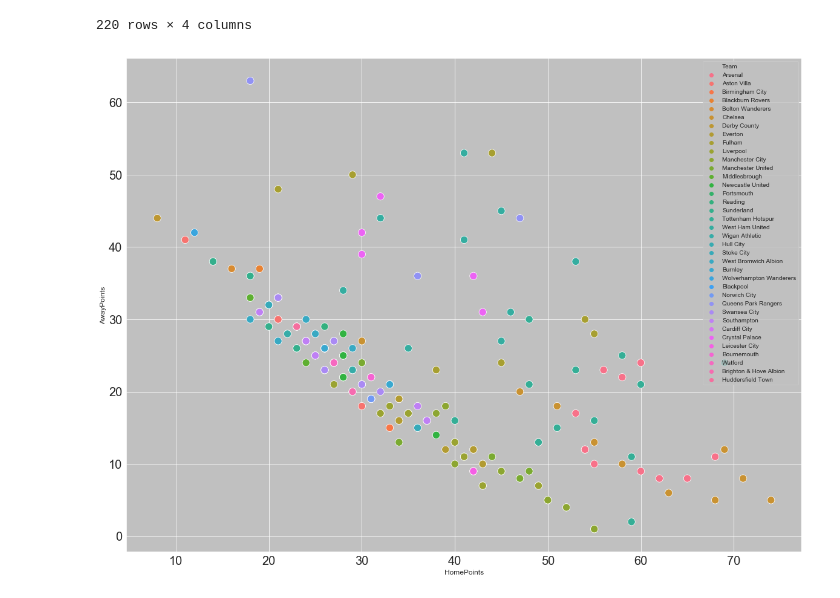
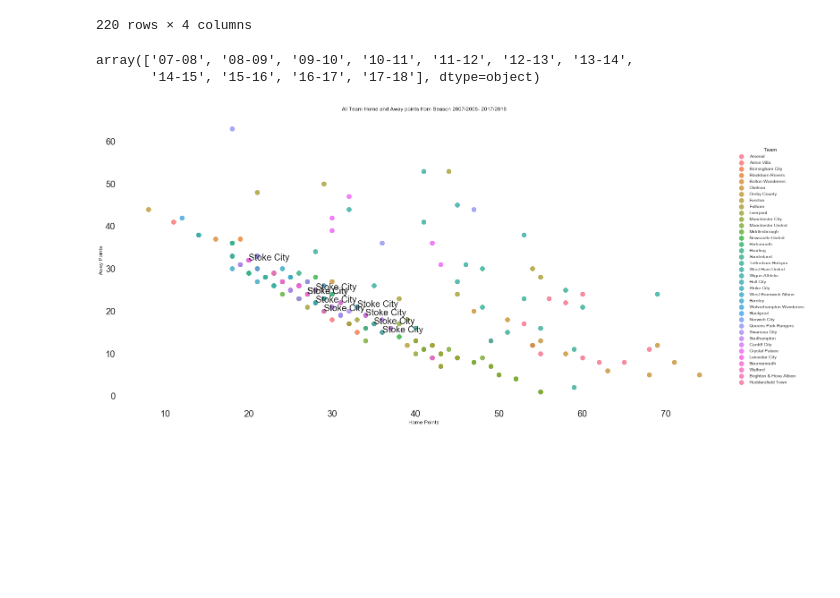
Before and after one commit to myfriendscallmeJ/a4, a Jupyter notebook: Project 4.ipynb, the cells around one changed output. Cells and saved outputs as stored; diff of their text form; code cells hidden in the pictures; blank space fills up the shorter version.

Commit message:
Stoke city labelled on graph

```diff
--- a/Project 4.ipynb
+++ b/Project 4.ipynb
@@ -911,12 +911,31 @@ Club_Pts.head(220)
 | 218 | 17-18 | West Bromwich Albion | 18 | 30 |
 | 219 | 17-18 | West Ham United | 35 | 26 |
 220 rows × 4 columns
-# %%
-plt.rcParams['axes.facecolor'] = 'silver'
-rcParams['figure.figsize'] = 20,15
-markers = {"Stock City": "X"}
-cmap = sns.cubehelix_palette(dark=.3, light=.8, as_cmap=True)
-ax = sns.scatterplot(x="HomePoints", y="AwayPoints",
-                hue="Team",markers=markers,data=Club_Pts,s=150)
-# %% [output]
-[figure, removed]
+# %%
+#Club_Pts.loc[Club_Pts['Team']=='Stoke City']
+Club_Pts.Season.unique()
+# %% [output]
+array(['07-08', '08-09', '09-10', '10-11', '11-12', '12-13', '13-14',
+       '14-15', '15-16', '16-17', '17-18'], dtype=object)
+# %%
+plt.rcParams['axes.facecolor'] = 'w'
+rcParams['figure.figsize'] = 20,15
+rcParams["scatter.marker"]='s'
+ax = sns.lmplot('HomePoints','AwayPoints',data=Club_Pts,fit_reg=False, height = 10,aspect =2,hue='Team',scatter_kws={"s": 100})
+def label_point(x, y, val, ax):
+    a = pd.concat({'x': x, 'y': y, 'val': val}, axis=1)
+    for i, point in a.iterrows():
+        if point['val']=='Stoke City':
+            ax.text(point['x']+.02, point['y'], str(point['val']),fontsize=20)
+
+plt.title('All Team Home and Away points from Season 2007/2008- 2017/2018')
+# Set x-axis label
+plt.xlabel('Home Points')
+# Set y-axis label
+plt.ylabel('Away Points')
+
+
+
+label_point(Club_Pts.HomePoints, Club_Pts.AwayPoints, Club_Pts.Team, plt.gca())
+# %% [output]
+[figure, added]
```
